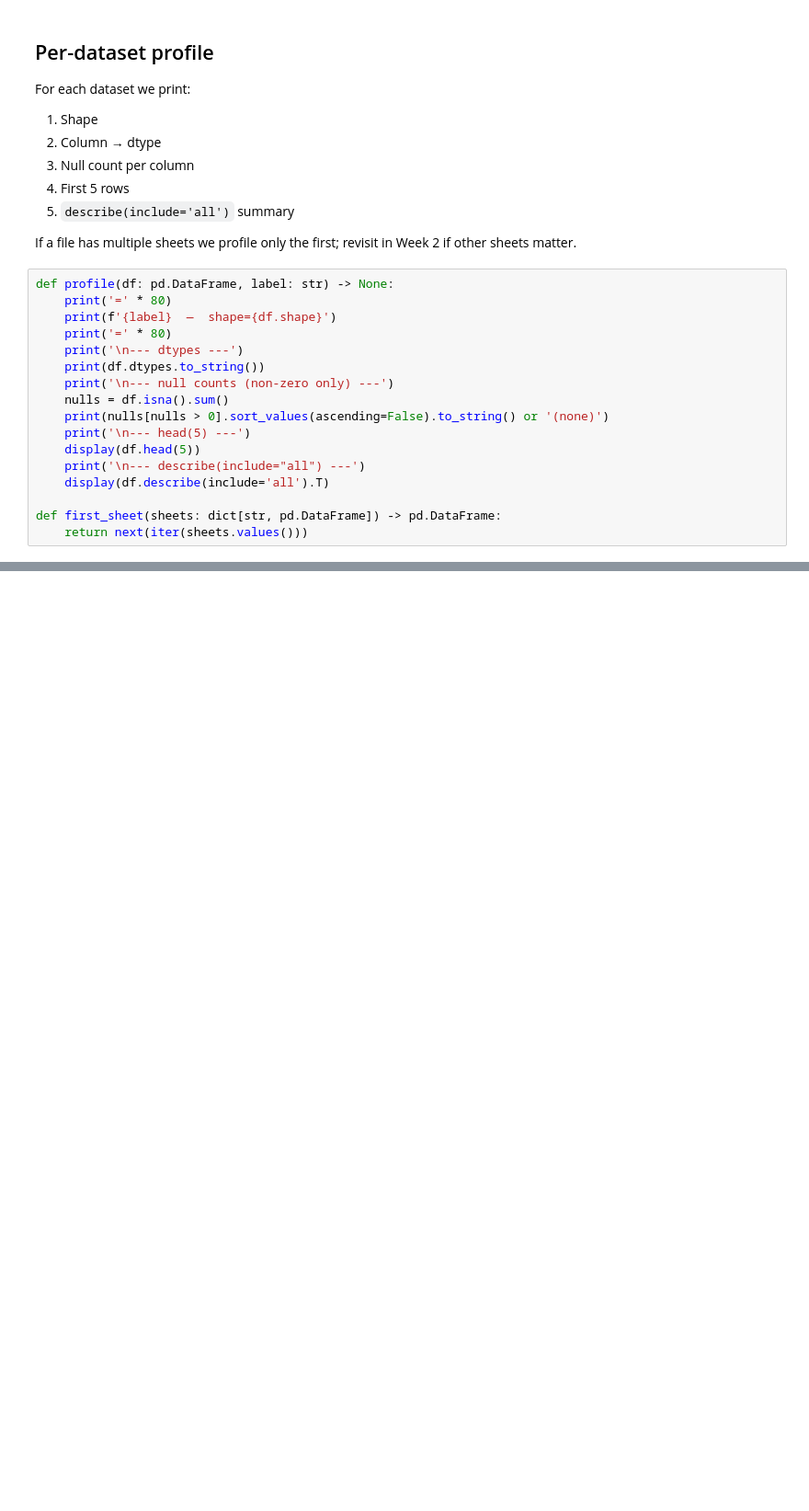
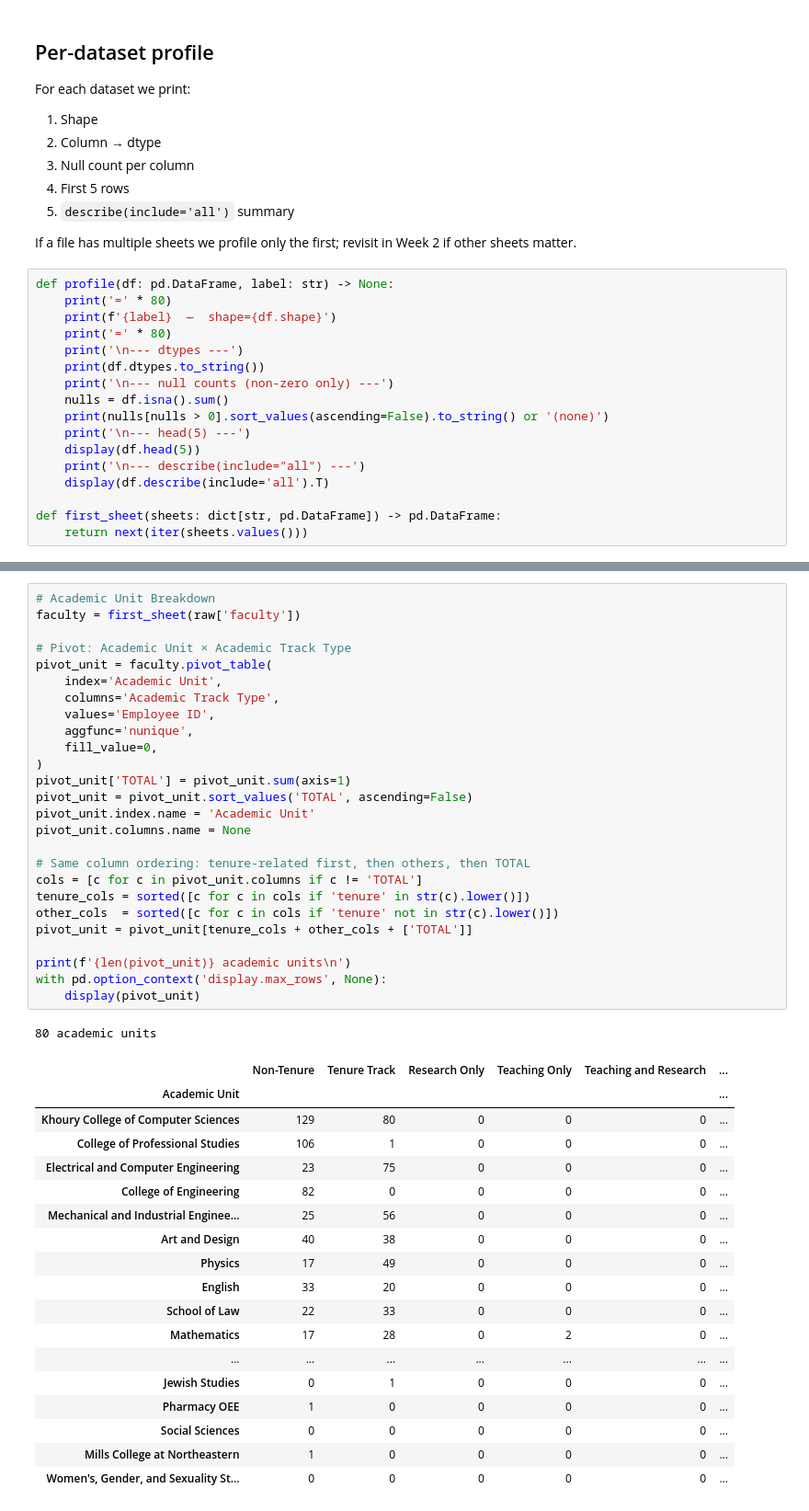
Before and after one commit to ebertini/visualizing-neu, a Jupyter notebook: notebooks/01_schema_overview.ipynb, the cells around one changed output, grey strips where cells are left out. Shown at 92% size. Drawn from its saved outputs; the diff is of its cells as text; blank space fills up the shorter version.

```diff
--- a/notebooks/01_schema_overview.ipynb
+++ b/notebooks/01_schema_overview.ipynb
@@ -339,0 +236,46 @@ These require institutional / stewardship context — I can't settle them from t
+# %%
+# Academic Unit Breakdown
+faculty = first_sheet(raw['faculty'])
+
+# Pivot: Academic Unit × Academic Track Type
+pivot_unit = faculty.pivot_table(
+    index='Academic Unit',
+    columns='Academic Track Type',
+    values='Employee ID',
+    aggfunc='nunique',
+    fill_value=0,
+)
+pivot_unit['TOTAL'] = pivot_unit.sum(axis=1)
+pivot_unit = pivot_unit.sort_values('TOTAL', ascending=False)
+pivot_unit.index.name = 'Academic Unit'
+pivot_unit.columns.name = None
+
+# Same column ordering: tenure-related first, then others, then TOTAL
+cols = [c for c in pivot_unit.columns if c != 'TOTAL']
+tenure_cols = sorted([c for c in cols if 'tenure' in str(c).lower()])
+other_cols  = sorted([c for c in cols if 'tenure' not in str(c).lower()])
+pivot_unit = pivot_unit[tenure_cols + other_cols + ['TOTAL']]
+
+print(f'{len(pivot_unit)} academic units\n')
+with pd.option_context('display.max_rows', None):
+    display(pivot_unit)
+# %% [output]
+80 academic units
+|  | Non-Tenure | Tenure Track | Research Only | Teaching Only | Teaching and Research | ... |
+| Academic Unit |  |  |  |  |  | ... |
+| Khoury College of Computer Sciences | 129 | 80 | 0 | 0 | 0 | ... |
+| College of Professional Studies | 106 | 1 | 0 | 0 | 0 | ... |
+| Electrical and Computer Engineering | 23 | 75 | 0 | 0 | 0 | ... |
+| College of Engineering | 82 | 0 | 0 | 0 | 0 | ... |
+| Mechanical and Industrial Enginee... | 25 | 56 | 0 | 0 | 0 | ... |
+| Art and Design | 40 | 38 | 0 | 0 | 0 | ... |
+| Physics | 17 | 49 | 0 | 0 | 0 | ... |
+| English | 33 | 20 | 0 | 0 | 0 | ... |
+| School of Law | 22 | 33 | 0 | 0 | 0 | ... |
+| Mathematics | 17 | 28 | 0 | 2 | 0 | ... |
+| ... | ... | ... | ... | ... | ... | ... |
+| Jewish Studies | 0 | 1 | 0 | 0 | 0 | ... |
+| Pharmacy OEE | 1 | 0 | 0 | 0 | 0 | ... |
+| Social Sciences | 0 | 0 | 0 | 0 | 0 | ... |
+| Mills College at Northeastern | 1 | 0 | 0 | 0 | 0 | ... |
+| Women's, Gender, and Sexuality St... | 0 | 0 | 0 | 0 | 0 | ... |
```
Also changed, not shown: parts of 18 cells of this notebook, 1 other file.
